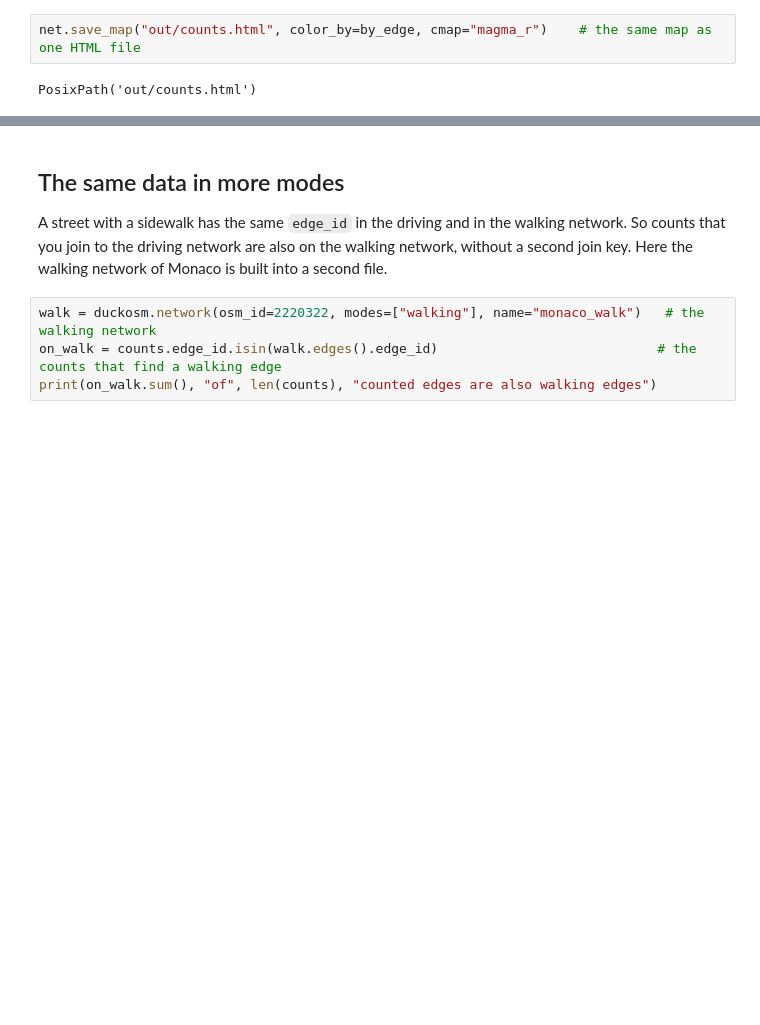
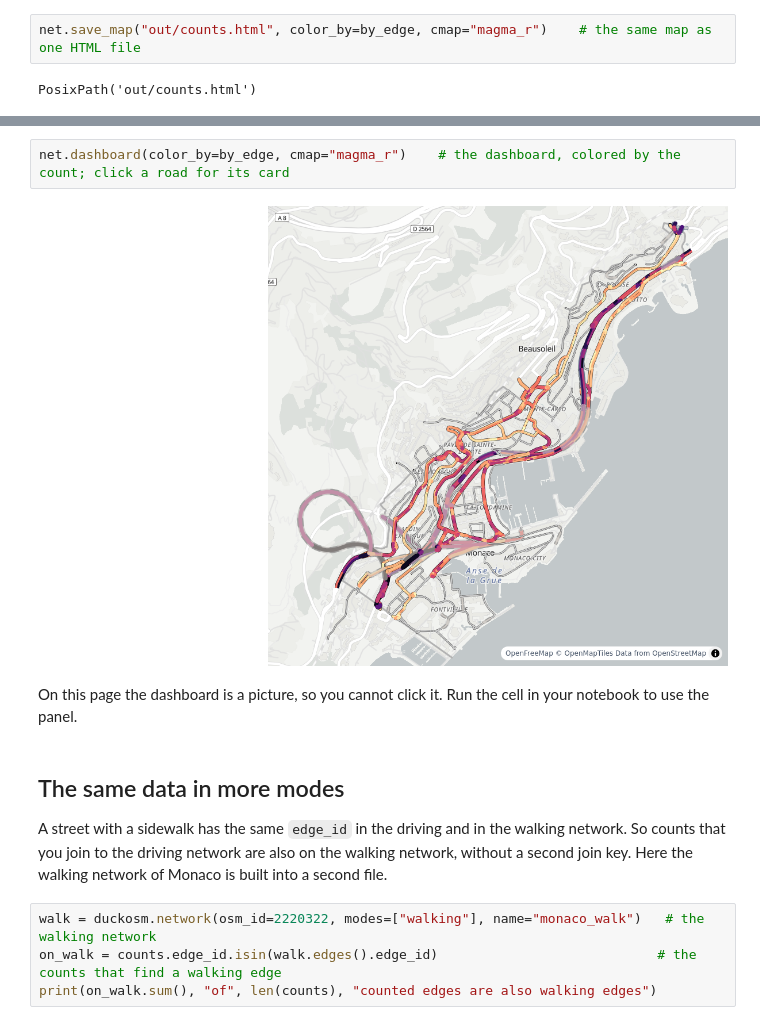
Before and after one commit to Khoshkhah/duckOSM, a Jupyter notebook: docs/notebooks/04_join_by_edge_id.ipynb, the cells around one changed output, grey strips where cells are left out. Drawn from its saved outputs; the diff is of its cells as text; blank space fills up the shorter version.

```diff
--- a/docs/notebooks/04_join_by_edge_id.ipynb
+++ b/docs/notebooks/04_join_by_edge_id.ipynb
@@ -249,3 +256,9 @@ net.dashboard()    # the dashboard page of the network
+# %%
+net.dashboard(color_by=by_edge, cmap="magma_r")    # the dashboard, colored by the count; click a road for its card
+# %% [output]
+[figure, added]
+# %% [markdown]
+On this page the dashboard is a picture, so you cannot click it. Run the cell in your notebook to use the panel.
 # %% [markdown]
 ## The same data in more modes
 
```
Also changed, not shown: parts of 17 cells of this notebook, 33 other files.
